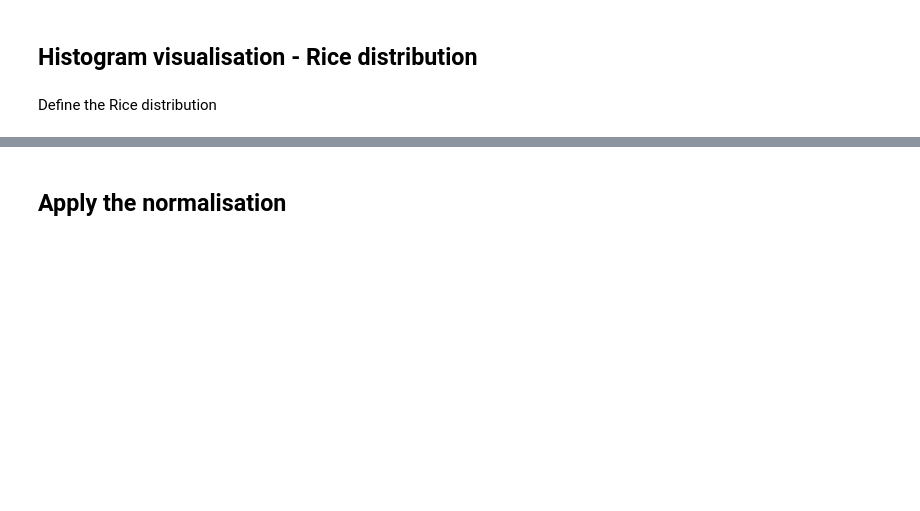
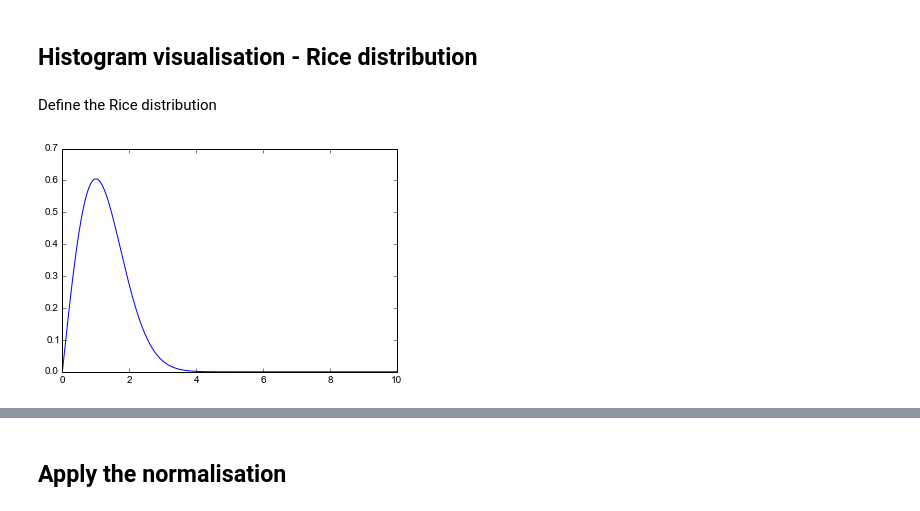
Before and after one commit to massich/embc2015-exp, a Jupyter notebook: src/experiment-t2w.ipynb, the cells around one changed output, grey strips where cells are left out. Cells and saved outputs as stored; diff of their text form; code cells hidden in the pictures; blank space fills up the shorter version.

```diff
--- a/src/experiment-t2w.ipynb
+++ b/src/experiment-t2w.ipynb
@@ -141,0 +145,8 @@ def myfunc(x, a, b, loc, sca):
+# %%
+x = np.linspace(0., 10., 1000)
+
+fig = plt.figure()
+plt.plot(x, myfunc(x, 1., .1, 1.))
+plt.show()
+# %% [output]
+[figure, added]
```
Also changed, not shown: parts of 7 cells of this notebook.
